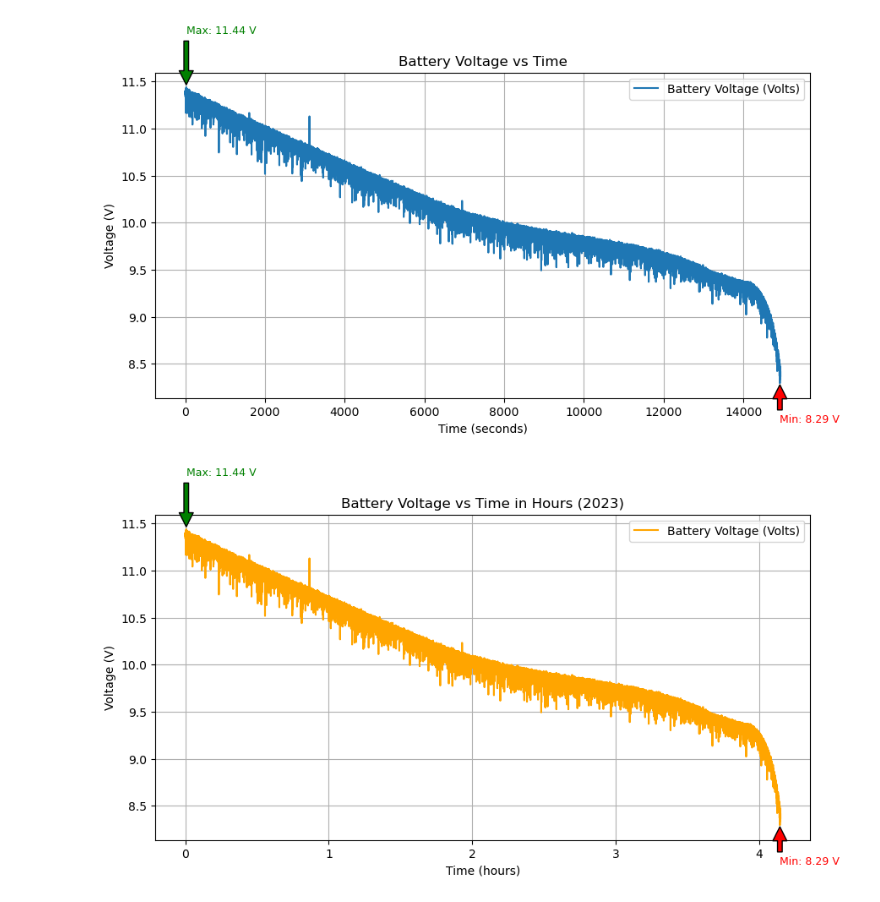
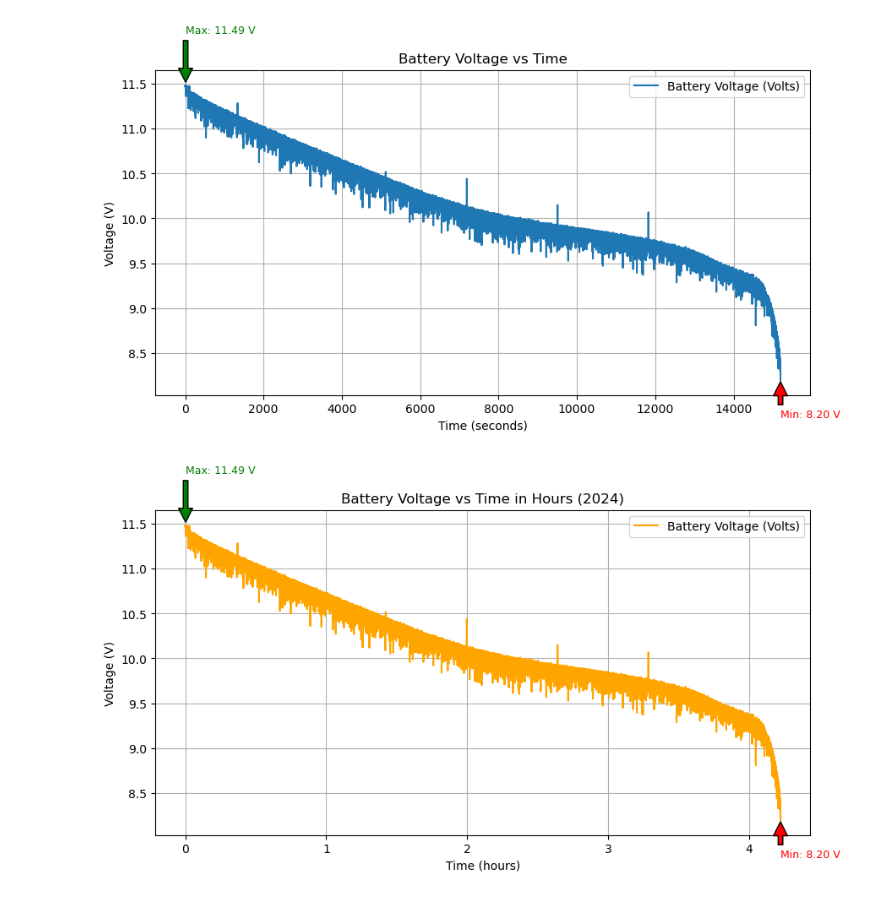
Before and after one commit to sxy-sun/mbot_logger, a Jupyter notebook: battery_log_plot.ipynb, the cells around one changed output. Saved outputs shown, nothing was run; the diff lists cells and outputs as text; code cells hidden in the pictures.

```diff
--- a/battery_log_plot.ipynb
+++ b/battery_log_plot.ipynb
@@ -3,7 +3,7 @@ import pandas as pd
 import matplotlib.pyplot as plt
 
 # Load the CSV data into a DataFrame
-df = pd.read_csv('mbot_battery_log_2023.csv')
+df = pd.read_csv('mbot_battery_log_2024.csv')
 # %%
 # Adjust utime to start from 0
 df['utime'] = df['utime'] - df['utime'].iloc[0]
@@ -78,33 +62,33 @@ plt.grid(True)
 
 # Show the legend and plot
 plt.legend()
 plt.show()
 
 # Plot the battery voltage vs time in hours
 plt.figure(figsize=(10, 5))
 plt.plot(df['hours'], df['battery_voltage'], label='Battery Voltage (Volts)', color='orange')
 
 # Label the highest and lowest voltage values
 plt.annotate(f'Max: {max_voltage:.2f} V', xy=(df['hours'][df['battery_voltage'].idxmax()], max_voltage),
              xytext=(df['hours'][df['battery_voltage'].idxmax()], max_voltage * 1.05),
              arrowprops=dict(facecolor='green', shrink=0.05), fontsize=9, color='green')
 plt.annotate(f'Min: {min_voltage:.2f} V', xy=(df['hours'][df['battery_voltage'].idxmin()], min_voltage),
              xytext=(df['hours'][df['battery_voltage'].idxmin()], min_voltage * 0.95),
              arrowprops=dict(facecolor='red', shrink=0.05), fontsize=9, color='red')
 
 # Label the axes for the second plot
 plt.xlabel('Time (hours)')
 plt.ylabel('Voltage (V)')
 
 # Add a title for the second plot
-plt.title('Battery Voltage vs Time in Hours (2023)')
+plt.title('Battery Voltage vs Time in Hours (2024)')
 
 # Add a grid for better readability
 plt.grid(True)
 
 # Show the legend and plot
 plt.legend()
 plt.show()
 # %% [output]
-[figure, old version]
+[figure, new version]
-[figure, old version]
+[figure, new version]
```
Also changed, not shown: parts of 1 cell of this notebook, 3 other files.
